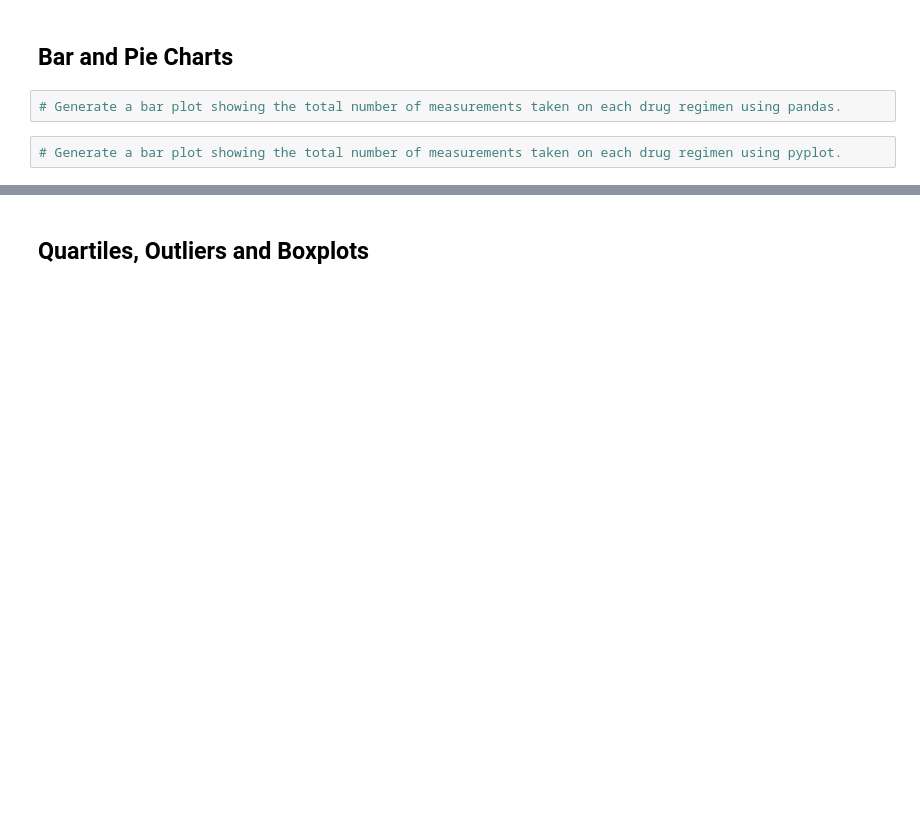
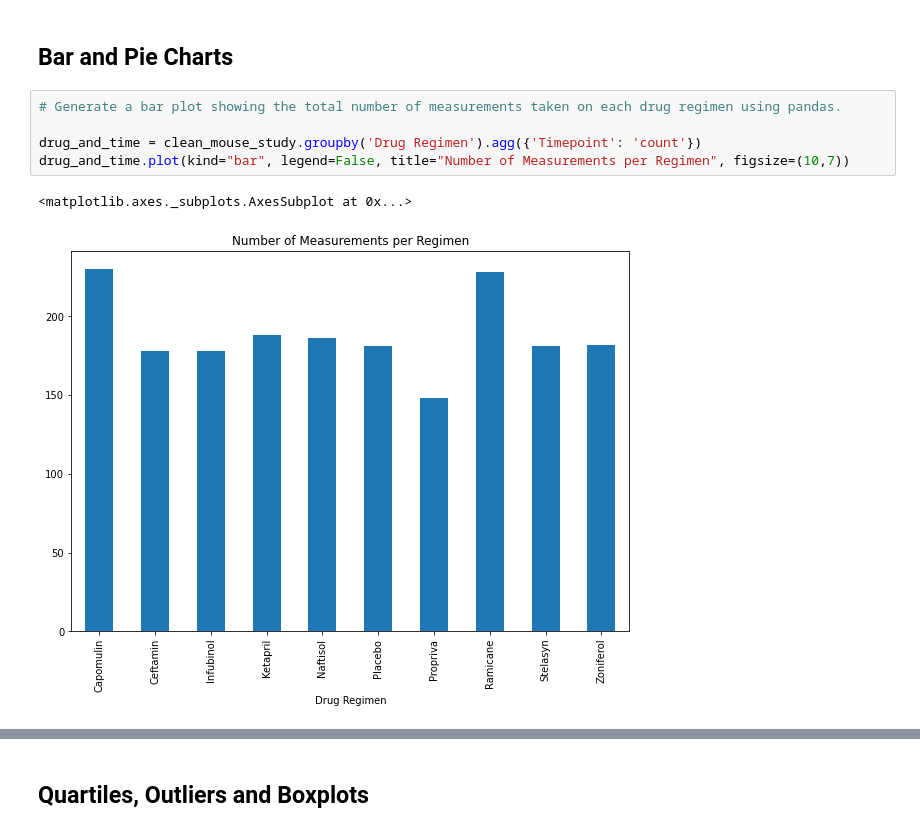
Before and after one commit to Crazyspaceman-hd/DrugRegimen, a Jupyter notebook: pymaceuticals_starter.ipynb, the cells around one changed output, grey strips where cells are left out. Drawn from its saved outputs; the diff is of its cells as text; blank space fills up the shorter version.

Commit message:
Bar and Pie charts done

```diff
--- a/pymaceuticals_starter.ipynb
+++ b/pymaceuticals_starter.ipynb
@@ -157,5 +165,9 @@ clean_mouse_study.agg({'Tumor Volume (mm3)': ['mean' , 'median', 'var', 'std', '
 ## Bar and Pie Charts
 # %%
 # Generate a bar plot showing the total number of measurements taken on each drug regimen using pandas.
+
+drug_and_time = clean_mouse_study.groupby('Drug Regimen').agg({'Timepoint': 'count'})
+drug_and_time.plot(kind="bar", legend=False, title="Number of Measurements per Regimen", figsize=(10,7))
+# %% [output]
+<matplotlib.axes._subplots.AxesSubplot at 0x...>
+[figure, added]
-# %%
-# Generate a bar plot showing the total number of measurements taken on each drug regimen using pyplot.
```
Also changed, not shown: parts of 9 cells of this notebook.
